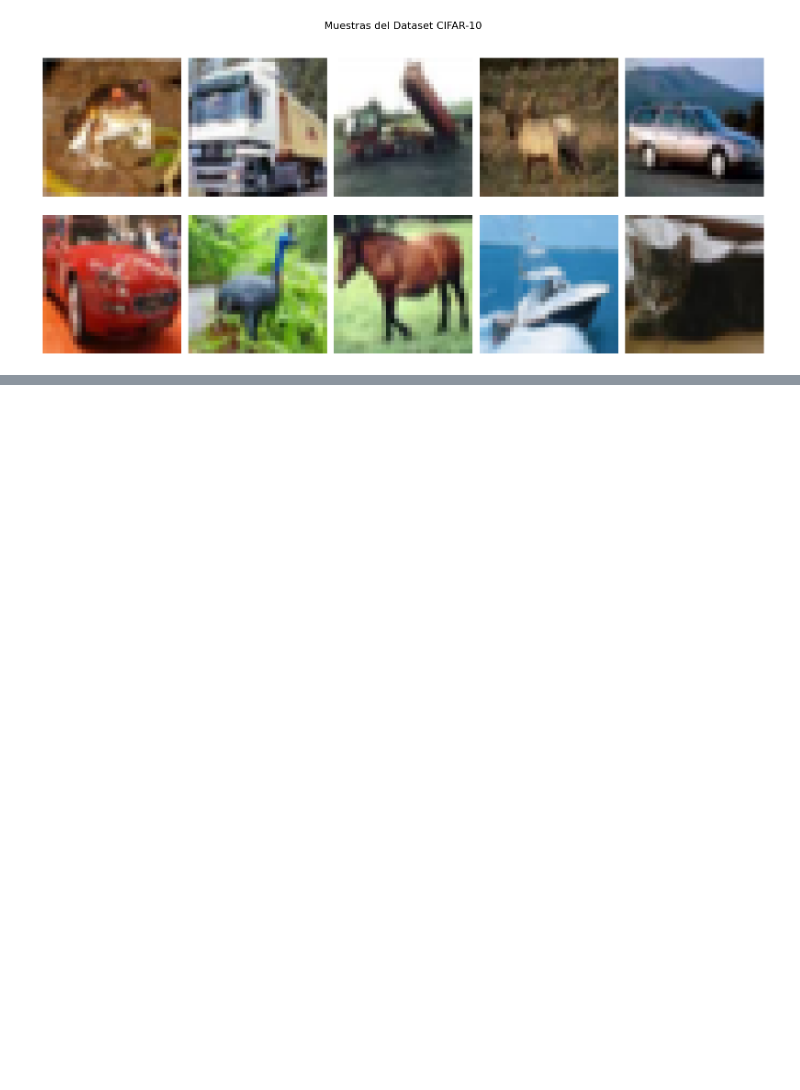
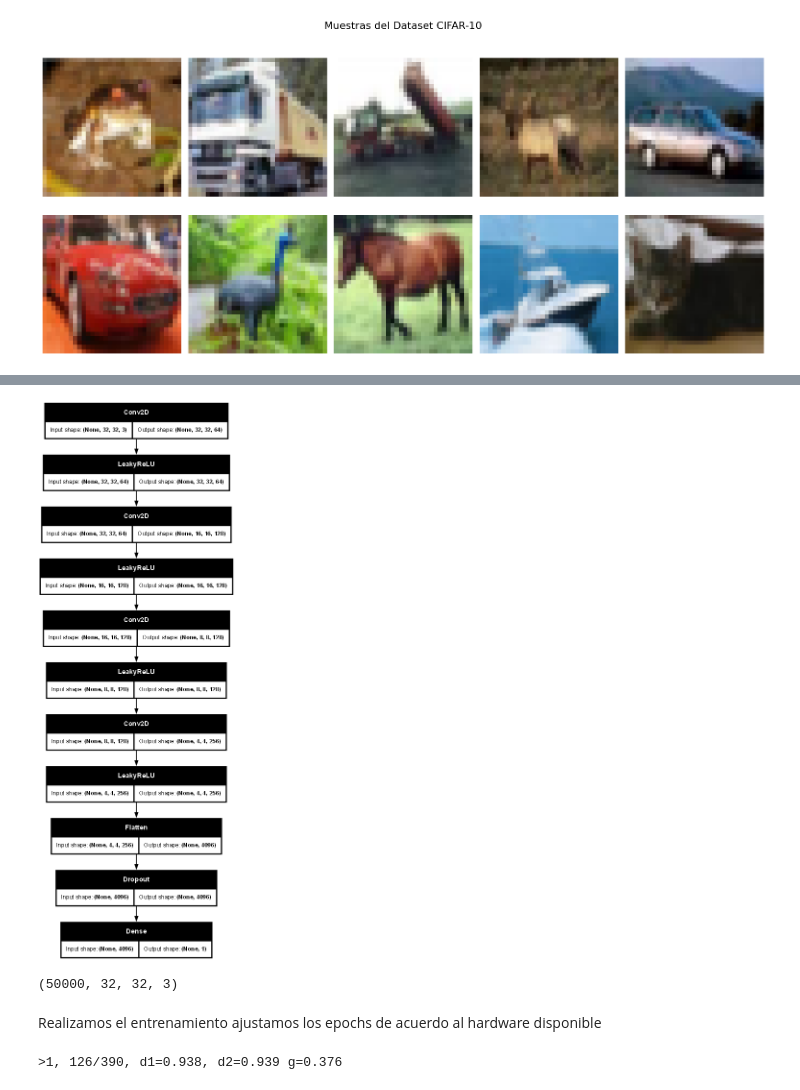
Before and after one commit to kerapy/project-portfolio-ml, a Jupyter notebook: notebooks/2_dcgan_generation.ipynb, the cells around one changed output, grey strips where cells are left out. Drawn from its saved outputs; the diff is of its cells as text; code cells hidden in the pictures; blank space fills up the shorter version.

```diff
--- a/notebooks/2_dcgan_generation.ipynb
+++ b/notebooks/2_dcgan_generation.ipynb
@@ -47,0 +114,16 @@ plt.show()
+# %%
+#Diagrama del discriminador
+plot_model(gan.discriminator,show_shapes=True, dpi=64)
+# %% [output]
+[figure, added]
+# %%
+#ejemplos reales en el X_train
+X_train.shape
+# %% [output]
+(50000, 32, 32, 3)
+# %% [markdown]
+Realizamos el entrenamiento ajustamos los epochs de acuerdo al hardware disponible
+# %%
+train_gan(gan, X_train, n_epochs=100, n_batch=128, out_dir="../results")
+# %% [output]
+>1, 126/390, d1=0.938, d2=0.939 g=0.376
```
Also changed, not shown: parts of 7 cells of this notebook, 12 other files.
